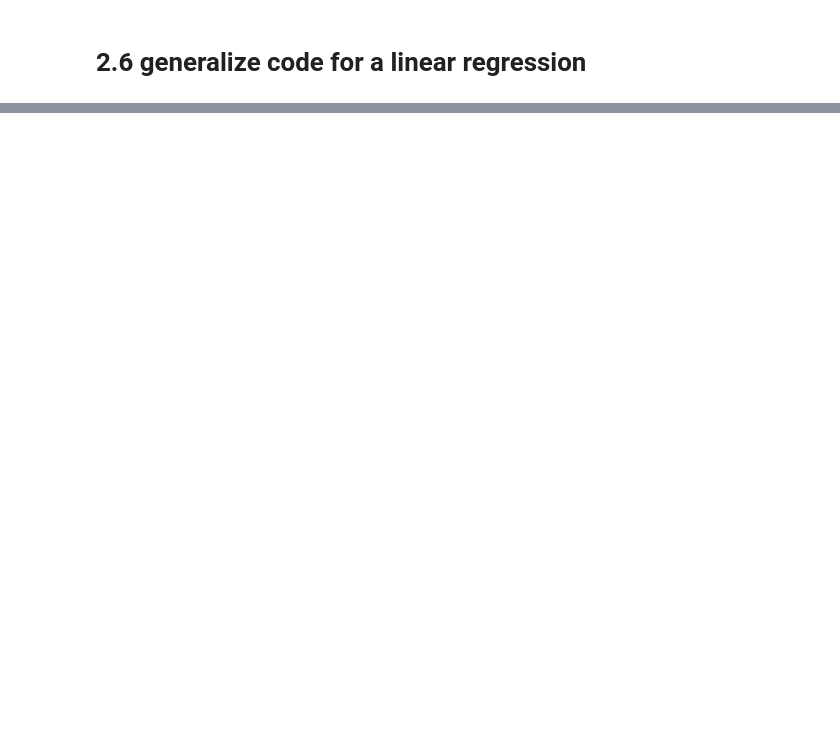
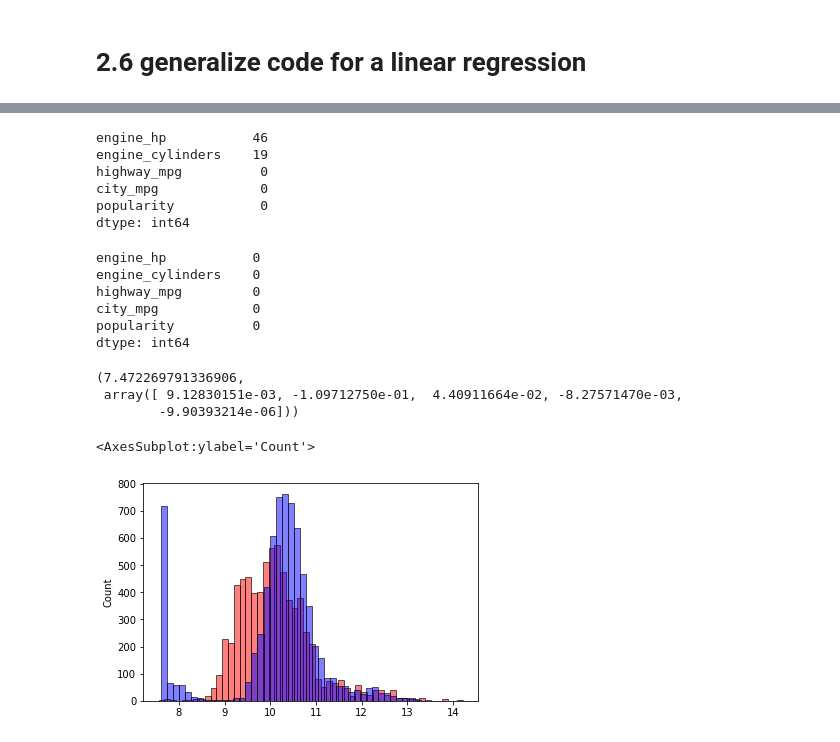
Before and after one commit to sarakubik/MLZoomcamp, a Jupyter notebook: ml_zoomcamp_ch2_data_cleaning.ipynb, the cells around one changed output, grey strips where cells are left out. Saved outputs shown, nothing was run; the diff lists cells and outputs as text; code cells hidden in the pictures; blank space fills up the shorter version.

```diff
--- a/ml_zoomcamp_ch2_data_cleaning.ipynb
+++ b/ml_zoomcamp_ch2_data_cleaning.ipynb
@@ -418,0 +530,42 @@ linear_regression(xi)
+# %%
+#make sure to check to see if there are missing values
+df_train[base].isnull().sum()
+# %% [output]
+engine_hp           46
+engine_cylinders    19
+highway_mpg          0
+city_mpg             0
+popularity           0
+dtype: int64
+# %%
+#we do have missing values in engine_hp and engine_cylinders, so fill them with 0
+df_train[base].fillna(0).isnull().sum()
+# %% [output]
+engine_hp           0
+engine_cylinders    0
+highway_mpg         0
+city_mpg            0
+popularity          0
+dtype: int64
+# %%
+#extract the values from here
+X_train = df_train[base].fillna(0).values
+# %%
+train_linear_regression(X_train, y_train)
+# %% [output]
+(7.472269791336906,
+ array([ 9.12830151e-03, -1.09712750e-01,  4.40911664e-02, -8.27571470e-03,
+        -9.90393214e-06]))
+# %%
+#to get weights which are w0
+w0, w = train_linear_regression(X_train, y_train)
+# %%
+#now we want to apply this trained model to the dataset to get predictions
+y_pred = w0 + X_train.dot(w)
+# %%
+#to plot predictions and get a histogram from the seaborn library
+sns.histplot(y_pred, color = 'red', alpha = 0.5, bins = 50)
+sns.histplot(y_train, color = 'blue', alpha = 0.5, bins=50)
+# %% [output]
+<AxesSubplot:ylabel='Count'>
+[figure, added]
```
Also changed, not shown: parts of 29 cells of this notebook.
